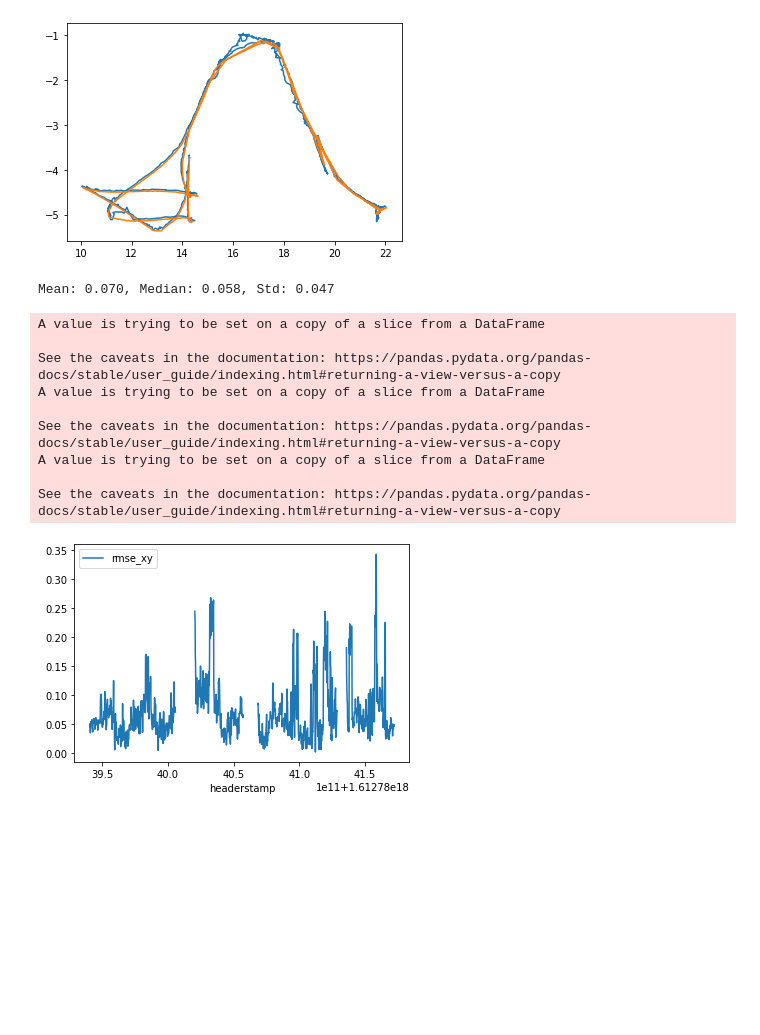
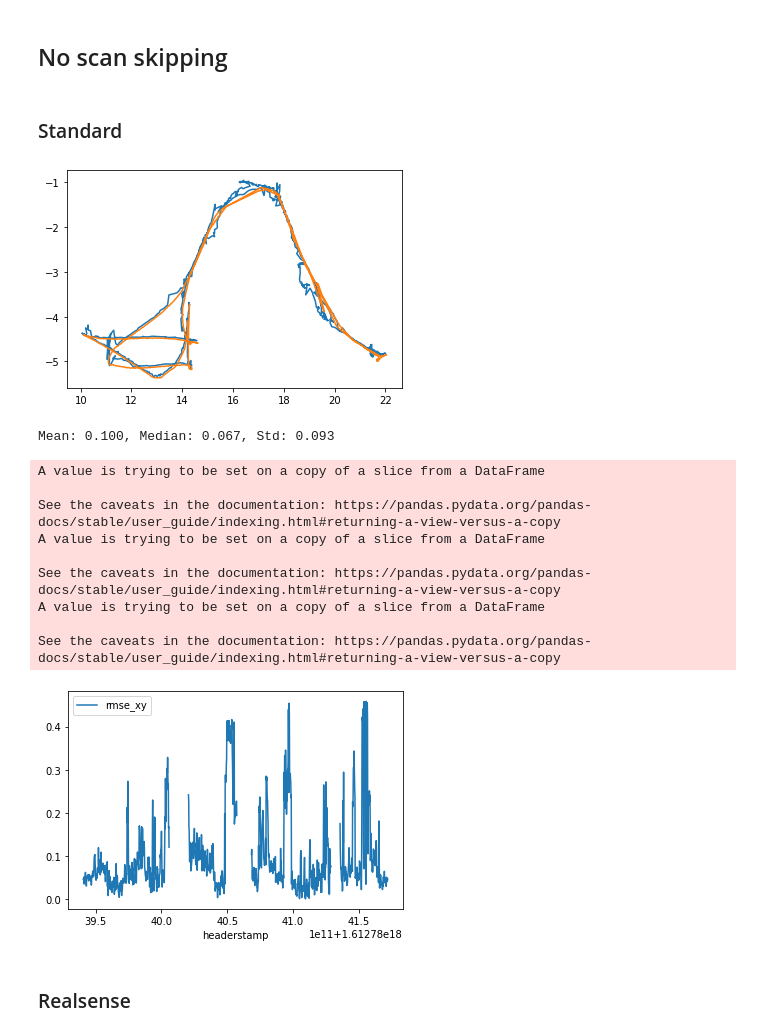
Before and after one commit to ethz-asl/background_foreground_segmentation, a Jupyter notebook: notebooks/EKF_Localization Analysis.ipynb, the cells around one changed output. Saved outputs shown, nothing was run; the diff lists cells and outputs as text; code cells hidden in the pictures; blank space fills up the shorter version.

```diff
--- a/notebooks/EKF_Localization Analysis.ipynb
+++ b/notebooks/EKF_Localization Analysis.ipynb
@@ -7,9 +7,13 @@ import scipy.spatial.transform as stf
 import re
 import matplotlib.pyplot as plt
 %matplotlib inline
+# %% [markdown]
+## No scan skipping
+# %% [markdown]
+### Standard
 # %%
-icp = pd.read_csv('~/data/rss_2021_data/pickelhaube_segmentation_rumlang1_icp_80.csv')
-leica = pd.read_csv('~/data/rss_2021_data/pickelhaube_segmentation_rumlang1_leica_80.csv')
+icp = pd.read_csv('~/data/rss_2021_data/pickelhaube_segmentation_rumlang1_icp_61.csv')
+leica = pd.read_csv('~/data/rss_2021_data/pickelhaube_segmentation_rumlang1_leica_61.csv')
 # alignment of reference frames
 leica['aligned_x'] = -leica['trans_y'] + 17.3084
 leica['aligned_y'] = leica['trans_x'] - 6.20957
@@ -18,34 +22,36 @@ plt.plot(icp['trans_x'], icp['trans_y'])
 plt.plot(leica['aligned_x'], leica['aligned_y'])
 plt.show()
 interpolated_gt_x = sp.interpolate.interp1d(
     leica['headerstamp']  + 1.15e9, leica['aligned_x'],
     bounds_error=False, fill_value=np.nan)
 interpolated_gt_y = sp.interpolate.interp1d(
     leica['headerstamp']  + 1.15e9, leica['aligned_y'],
     bounds_error=False, fill_value=np.nan)
 
 icp['gt_trans_x'] = interpolated_gt_x(icp['headerstamp'])
 icp['gt_trans_y'] = interpolated_gt_y(icp['headerstamp'])
 icp['rmse_xy'] = np.sqrt(
     np.square(icp['trans_x'] - icp['gt_trans_x']) +
     np.square(icp['trans_y'] - icp['gt_trans_y']))
 # fill gaps with nan
 deltas = leica['headerstamp'].diff()
 for gap_idx in deltas[deltas > 1e9].index:
     icp['rmse_xy'][np.logical_and(icp['headerstamp'] > leica['headerstamp'][gap_idx -1 ], icp['headerstamp'] < leica['headerstamp'][gap_idx])] = np.nan
 icp.plot('headerstamp', 'rmse_xy')
 print('Mean: {:.3f}, Median: {:.3f}, Std: {:.3f}'.format(icp['rmse_xy'].mean(), icp['rmse_xy'].median(), icp['rmse_xy'].std()))
 # %% [output]
-[figure, old version]
+[figure, new version]
-Mean: 0.070, Median: 0.058, Std: 0.047
+Mean: 0.100, Median: 0.067, Std: 0.093
 A value is trying to be set on a copy of a slice from a DataFrame
 
 See the caveats in the documentation: https://pandas.pydata.org/pandas-docs/stable/user_guide/indexing.html#returning-a-view-versus-a-copy
 A value is trying to be set on a copy of a slice from a DataFrame
 
 See the caveats in the documentation: https://pandas.pydata.org/pandas-docs/stable/user_guide/indexing.html#returning-a-view-versus-a-copy
 A value is trying to be set on a copy of a slice from a DataFrame
 
 See the caveats in the documentation: https://pandas.pydata.org/pandas-docs/stable/user_guide/indexing.html#returning-a-view-versus-a-copy
-[figure, old version]
+[figure, new version]
+# %% [markdown]
+### Realsense
 # %%
```
Also changed, not shown: parts of 13 cells of this notebook, 4 other files.
